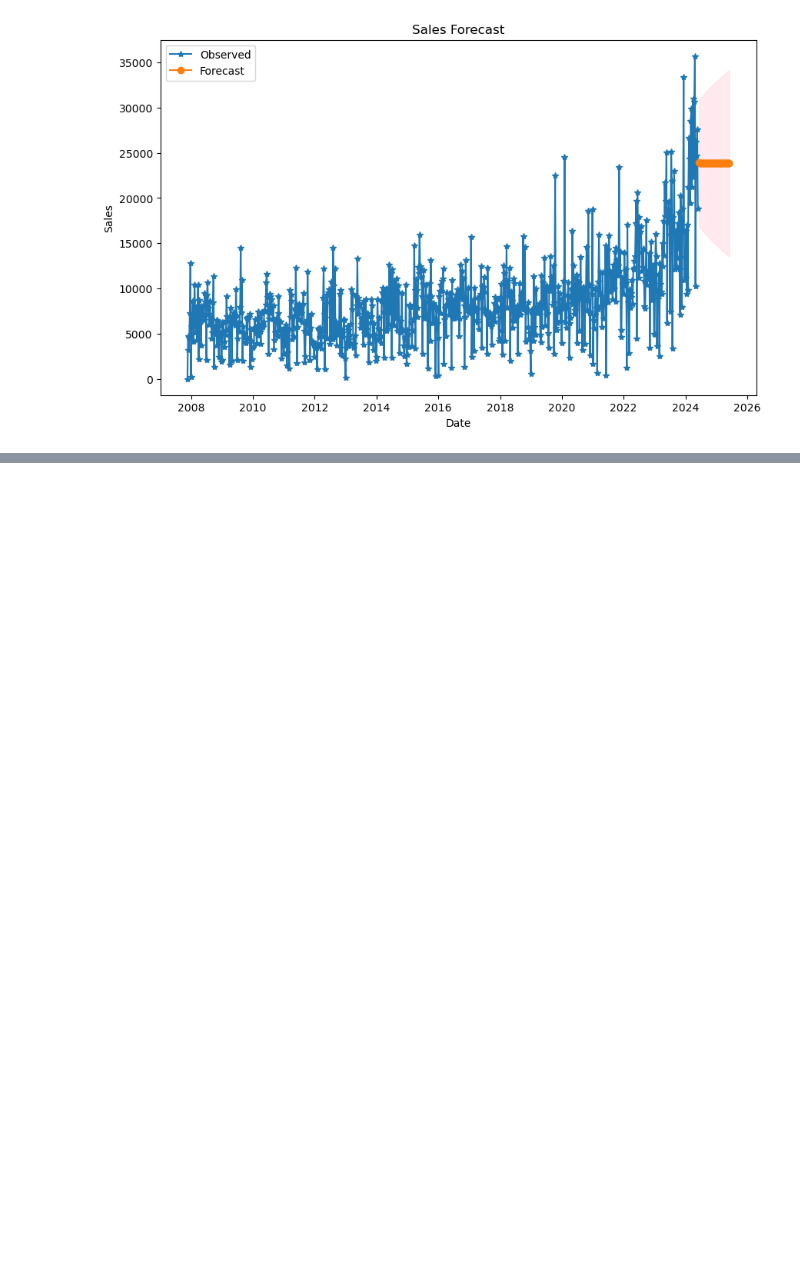
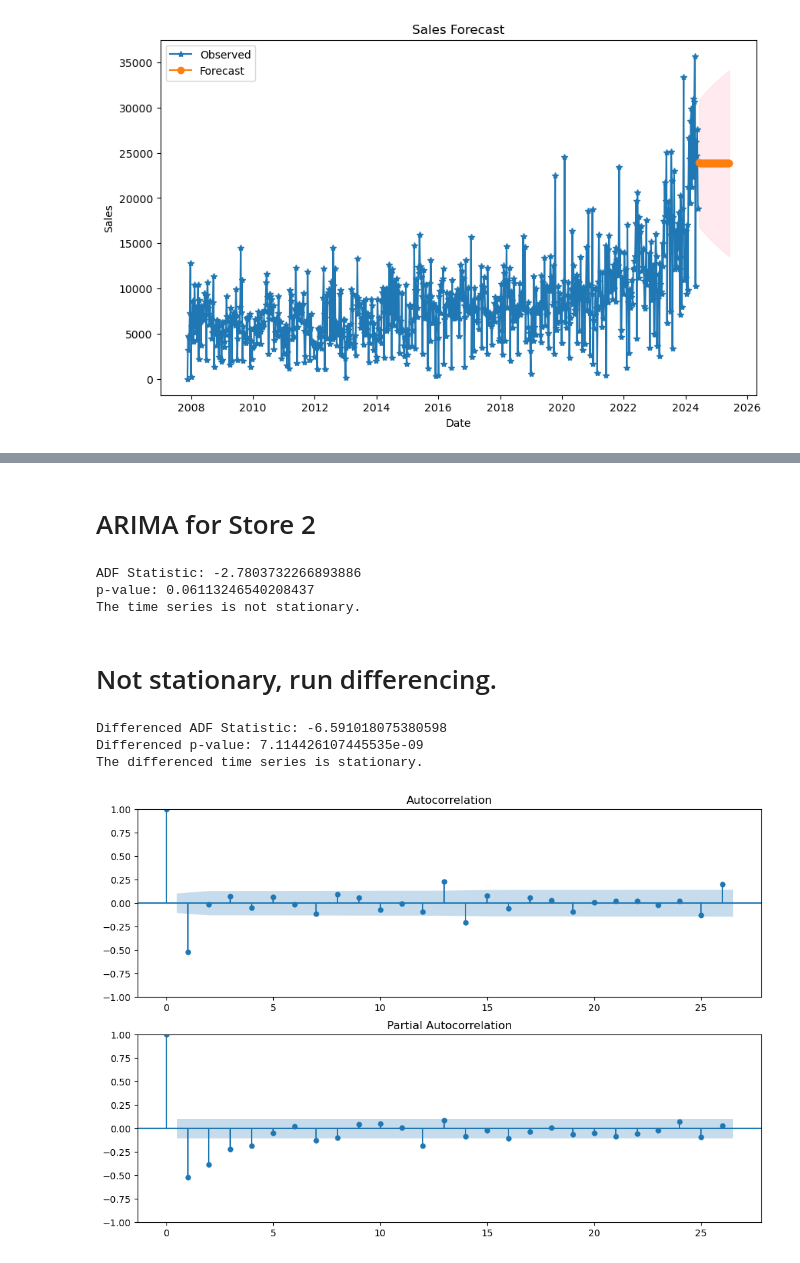
Before and after one commit to srhill12/project-2-group-3, a Jupyter notebook: steven's notebook/Steven's Notebook.ipynb, the cells around one changed output, grey strips where cells are left out. Saved outputs shown, nothing was run; the diff lists cells and outputs as text; code cells hidden in the pictures; blank space fills up the shorter version.

```diff
--- a/steven's notebook/Steven's Notebook.ipynb
+++ b/steven's notebook/Steven's Notebook.ipynb
@@ -311,0 +462,6 @@ plt.show()
+# %%
+# Set the "date" column to datetime format
+store2_final_df['date'] = pd.to_datetime(store2_final_df['date'])
+# %%
+# Set index
+store2_final_df.set_index('date', inplace=True)
@@ -311,0 +479,46 @@ plt.show()
+# %%
+# Repeating this step to avoid error that was coming up while trying to difference, again for consistency
+store2_final_df = store2_final_df[~store2_final_df.index.duplicated(keep='first')]
+# %% [markdown]
+# ARIMA for Store 2
+# %%
+# Perform the ADF test to check for stationarity
+result = adfuller(store2_final_df['Sales'].dropna())
+print('ADF Statistic:', result[0])
+print('p-value:', result[1])
+
+# Interpret the result
+if result[1] <= 0.05:
+    print("The time series is stationary.")
+else:
+    print("The time series is not stationary.")
+# %% [output]
+ADF Statistic: -2.7803732266893886
+p-value: 0.06113246540208437
+The time series is not stationary.
+# %% [markdown]
+# Not stationary, run differencing.
+# %%
+# Apply differencing
+store2_final_df['Sales_diff'] = store2_final_df['Sales'].diff().dropna()
+# %%
+# Perform ADF test on the differenced series
+differenced_adf = adfuller(store2_final_df['Sales_diff'].dropna())
+print("Differenced ADF Statistic:", differenced_adf[0])
+print("Differenced p-value:", differenced_adf[1])
+
+if differenced_adf[1] <= 0.05:
+    print("The differenced time series is stationary.")
+# %% [output]
+Differenced ADF Statistic: -6.591018075380598
+Differenced p-value: 7.114426107445535e-09
+The differenced time series is stationary.
+# %%
+# Generate ACF and PACF plots.
+
+fig, ax = plt.subplots(2, 1, figsize=(12, 8))
+plot_acf(store2_final_df['Sales_diff'].dropna(), ax=ax[0])
+plot_pacf(store2_final_df['Sales_diff'].dropna(), ax=ax[1])
+plt.show()
+# %% [output]
+[figure, added]
```
Also changed, not shown: parts of 63 cells of this notebook, 27 other files.
